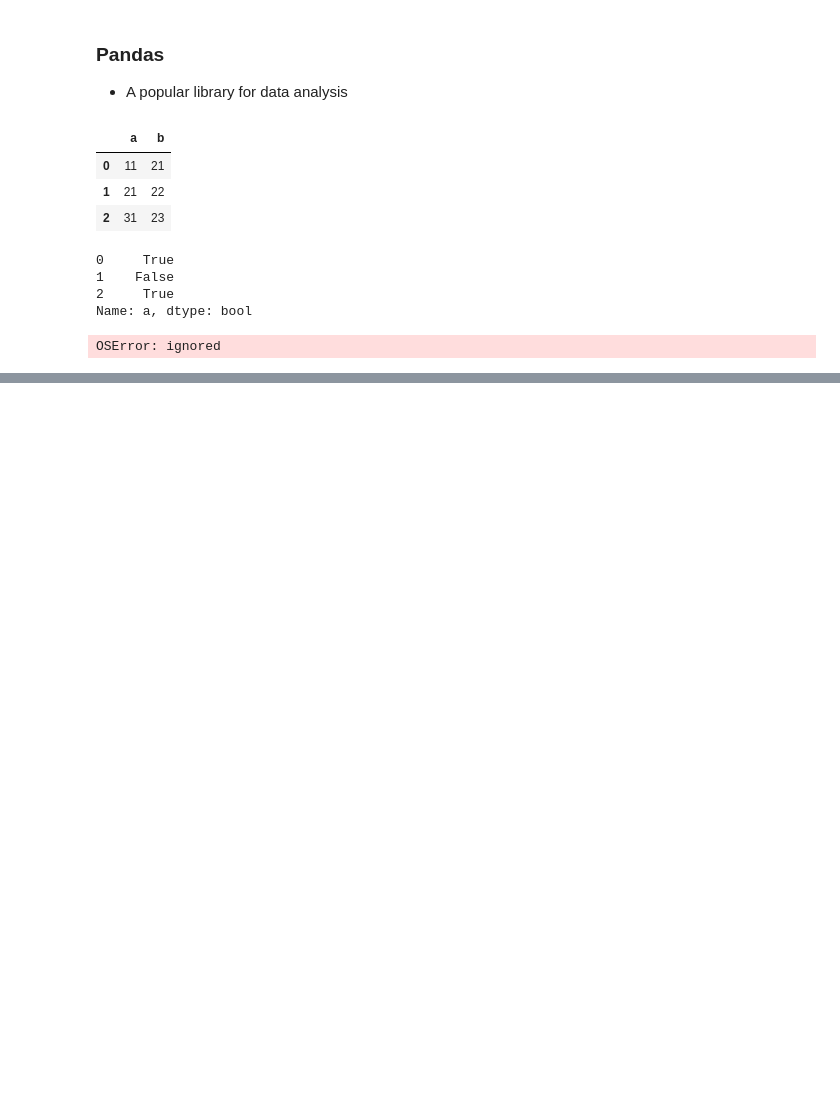
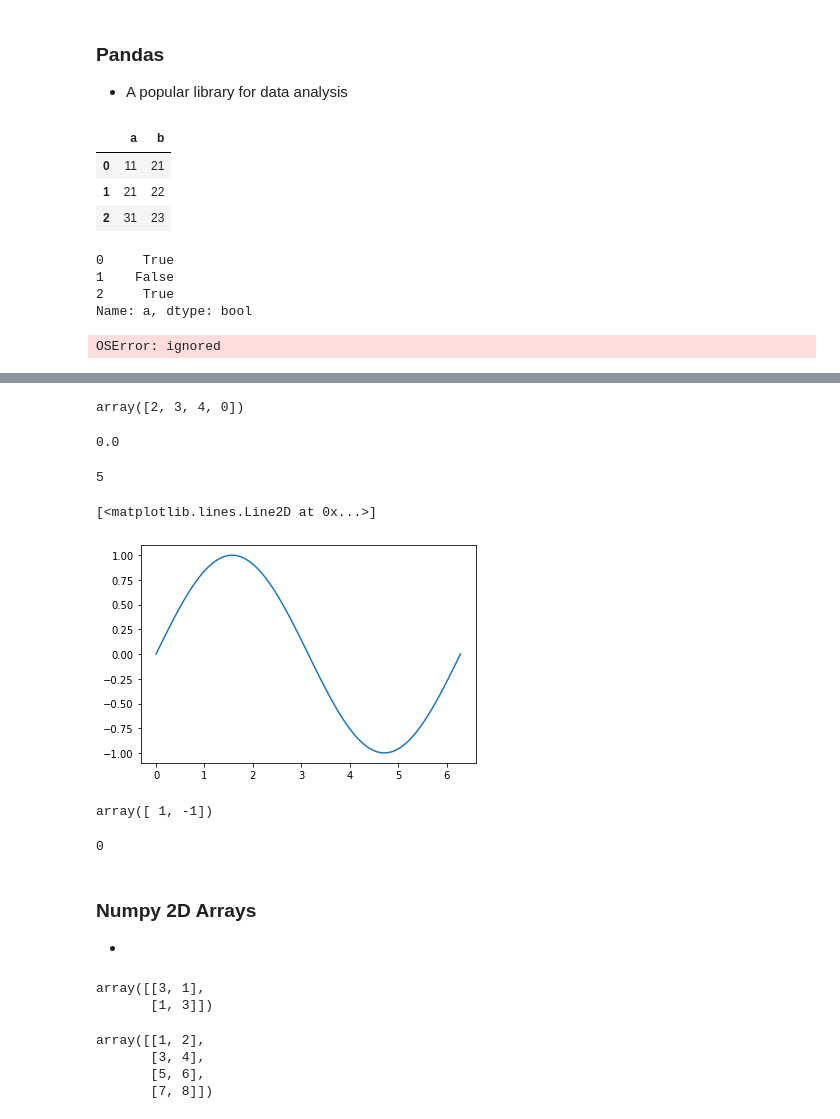
Before and after one commit to PosgradoMNA/actividades-de-aprendizaje-ignaciovaldes, a Jupyter notebook: Python_for_Data_Science.ipynb, the cells around one changed output, grey strips where cells are left out. Saved outputs shown, nothing was run; the diff lists cells and outputs as text; code cells hidden in the pictures; blank space fills up the shorter version.

```diff
--- a/Python_for_Data_Science.ipynb
+++ b/Python_for_Data_Science.ipynb
@@ -720,0 +818,60 @@ OSError: ignored
+# %%
+# Adding Constant to an numpy Array
+u = np.array([1, 2, 3, -1])
+z = u + 1
+z
+# %% [output]
+array([2, 3, 4, 0])
+# %%
+# Universal Functions
+a = np.array([1, -1, 1, -1])
+mean_a = a.mean()
+mean_a
+# %% [output]
+0.0
+# %%
+b = np.array([1, -2, 3, 4, 5])
+max_b = b.max()
+max_b
+# %% [output]
+5
+# %%
+from ast import increment_lineno
+x = np.linspace(0, 2 * np.pi, 100)
+y = np.sin(x)
+
+import matplotlib.pyplot as plt
+%matplotlib inline
+plt.plot(x, y)
+# %% [output]
+[<matplotlib.lines.Line2D at 0x...>]
+[figure, added]
+# %%
+np.array([1,-1])*np.array([1,1])
+# %% [output]
+array([ 1, -1])
+# %%
+np.dot(np.array([1,-1]),np.array([1,1]))
+# %% [output]
+0
+# %% [markdown]
+### **Numpy 2D Arrays**
+-
+# %%
+# Numpy 2D Arrays
+import numpy as np
+X = np.array([[1, 0], [0, 1]])
+Y = np.array([[2, 1], [1, 2]])
+Z = X + Y
+Z
+# %% [output]
+array([[3, 1],
+       [1, 3]])
+# %%
+A = np.array([[1,2],[3,4],[5,6],[7,8]])
+A
+# %% [output]
+array([[1, 2],
+       [3, 4],
+       [5, 6],
+       [7, 8]])
```
Also changed, not shown: parts of 50 cells of this notebook.
